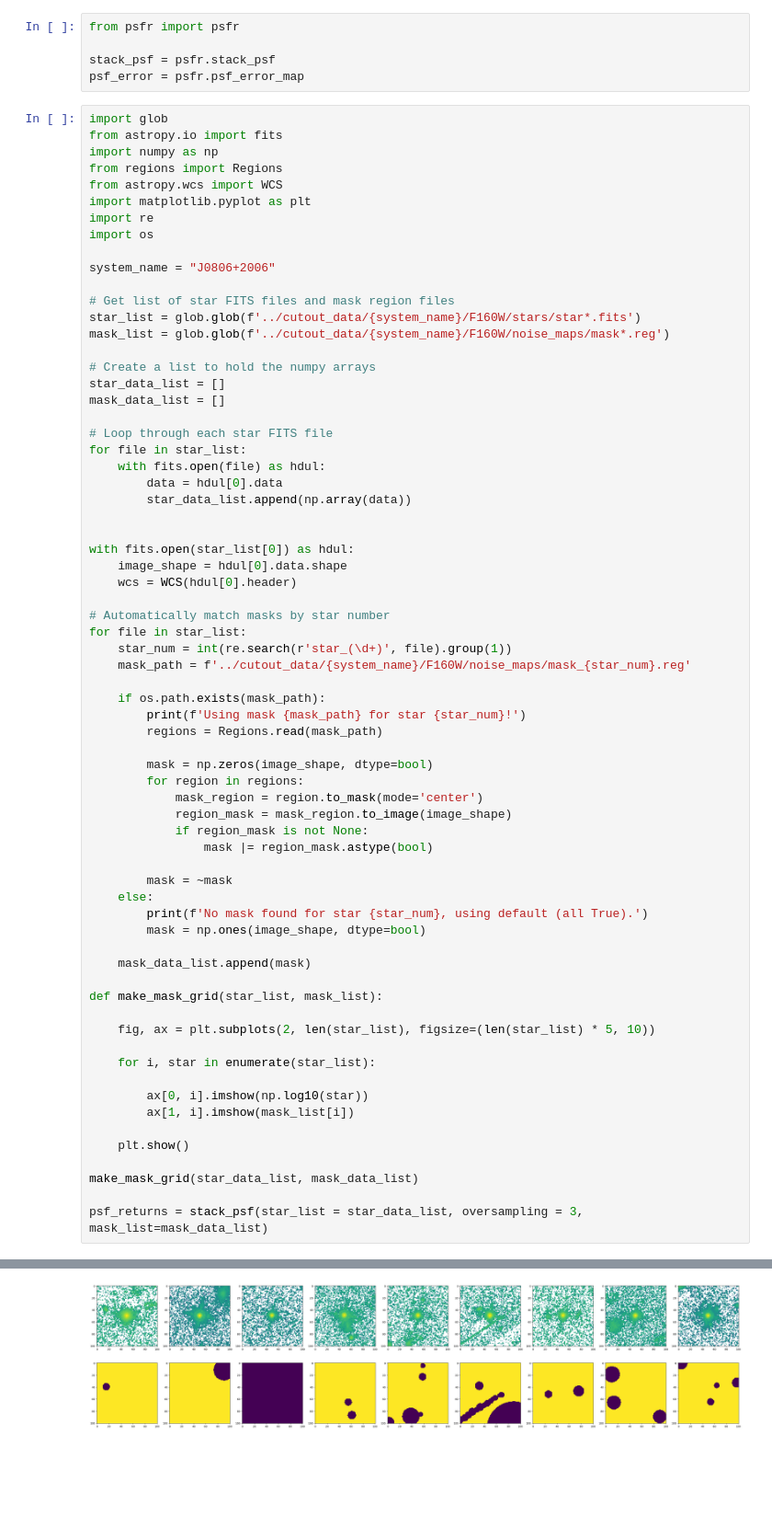
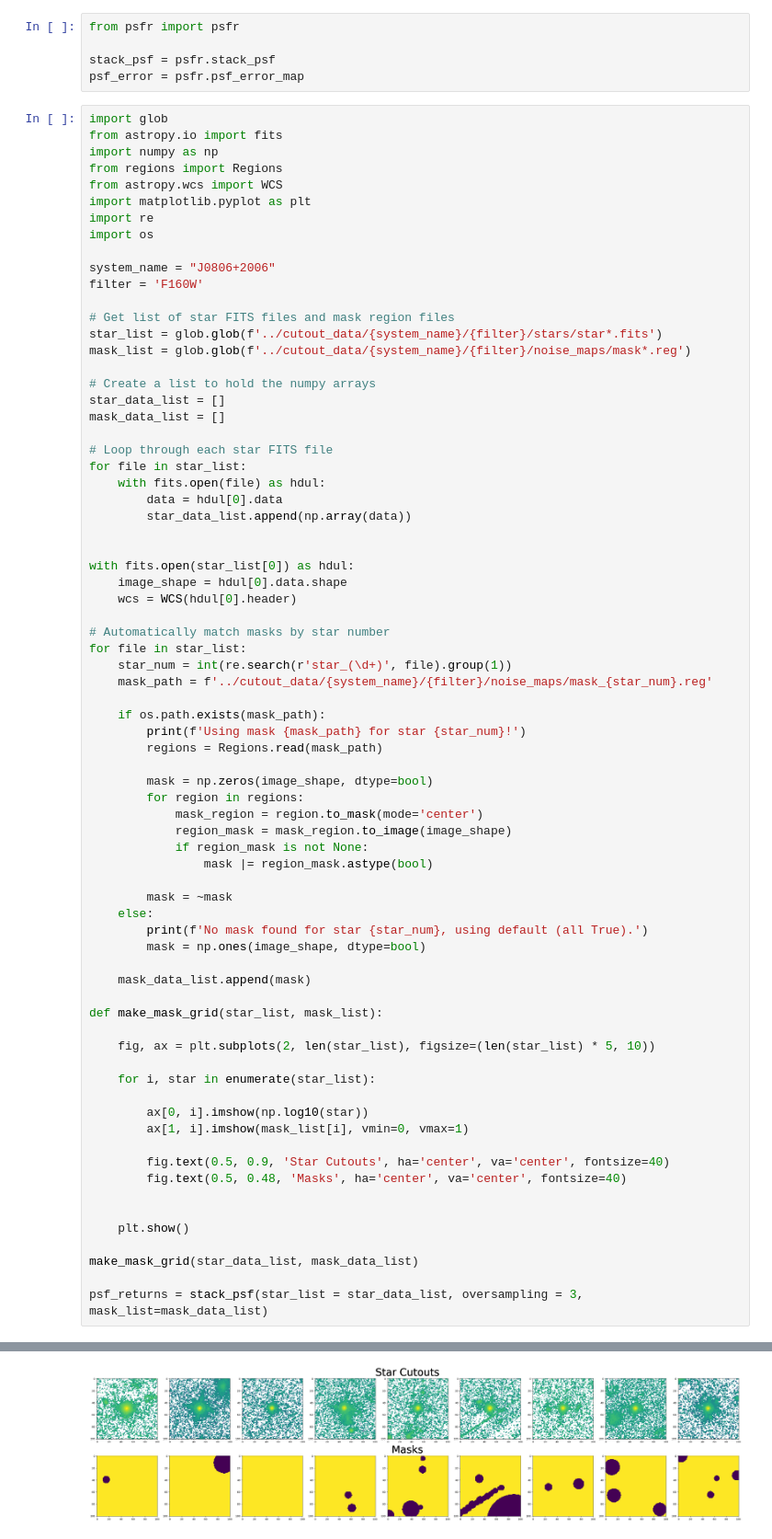
Before and after one commit to brady-ryan/hst_doubles, a Jupyter notebook: analysis/make_psf_variance_map.ipynb, the cells around one changed output, grey strips where cells are left out. Shown at 92% size. Saved outputs shown, nothing was run; the diff lists cells and outputs as text; blank space fills up the shorter version.

Commit message:
fix plotting bounds for better visualization

```diff
--- a/analysis/make_psf_variance_map.ipynb
+++ b/analysis/make_psf_variance_map.ipynb
@@ -18,10 +18,11 @@ import re
 import os
 
 system_name = "J0806+2006"
+filter = 'F160W'
 
 # Get list of star FITS files and mask region files
-star_list = glob.glob(f'../cutout_data/{system_name}/F160W/stars/star*.fits')
-mask_list = glob.glob(f'../cutout_data/{system_name}/F160W/noise_maps/mask*.reg')
+star_list = glob.glob(f'../cutout_data/{system_name}/{filter}/stars/star*.fits')
+mask_list = glob.glob(f'../cutout_data/{system_name}/{filter}/noise_maps/mask*.reg')
 
 # Create a list to hold the numpy arrays
 star_data_list = []
@@ -41,7 +42,7 @@ with fits.open(star_list[0]) as hdul:
 # Automatically match masks by star number
 for file in star_list:
     star_num = int(re.search(r'star_(\d+)', file).group(1))
-    mask_path = f'../cutout_data/{system_name}/F160W/noise_maps/mask_{star_num}.reg'
+    mask_path = f'../cutout_data/{system_name}/{filter}/noise_maps/mask_{star_num}.reg'
 
     if os.path.exists(mask_path):
         print(f'Using mask {mask_path} for star {star_num}!')
@@ -57,35 +58,39 @@ for file in star_list:
         mask = ~mask
     else:
         print(f'No mask found for star {star_num}, using default (all True).')
         mask = np.ones(image_shape, dtype=bool)
 
     mask_data_list.append(mask)
 
 def make_mask_grid(star_list, mask_list):
 
     fig, ax = plt.subplots(2, len(star_list), figsize=(len(star_list) * 5, 10))
 
     for i, star in enumerate(star_list):
 
         ax[0, i].imshow(np.log10(star))
-        ax[1, i].imshow(mask_list[i])
+        ax[1, i].imshow(mask_list[i], vmin=0, vmax=1)
+
+        fig.text(0.5, 0.9, 'Star Cutouts', ha='center', va='center', fontsize=40)
+        fig.text(0.5, 0.48, 'Masks', ha='center', va='center', fontsize=40)
+
 
     plt.show()
 
 make_mask_grid(star_data_list, mask_data_list)
 
 psf_returns = stack_psf(star_list = star_data_list, oversampling = 3, mask_list=mask_data_list)
 # %% [output]
 Using mask ../cutout_data/J0806+2006/F160W/noise_maps/mask_6.reg for star 6!
 Using mask ../cutout_data/J0806+2006/F160W/noise_maps/mask_7.reg for star 7!
 No mask found for star 0, using default (all True).
 Using mask ../cutout_data/J0806+2006/F160W/noise_maps/mask_1.reg for star 1!
 Using mask ../cutout_data/J0806+2006/F160W/noise_maps/mask_2.reg for star 2!
 Using mask ../cutout_data/J0806+2006/F160W/noise_maps/mask_3.reg for star 3!
 Using mask ../cutout_data/J0806+2006/F160W/noise_maps/mask_8.reg for star 8!
 Using mask ../cutout_data/J0806+2006/F160W/noise_maps/mask_4.reg for star 4!
 Using mask ../cutout_data/J0806+2006/F160W/noise_maps/mask_5.reg for star 5!
-[figure, old version]
+[figure, new version]
 # %%
 psf_guess = psf_returns[0]
 center_list = np.array(psf_returns[1])
```
Also changed, not shown: parts of 3 cells of this notebook.
